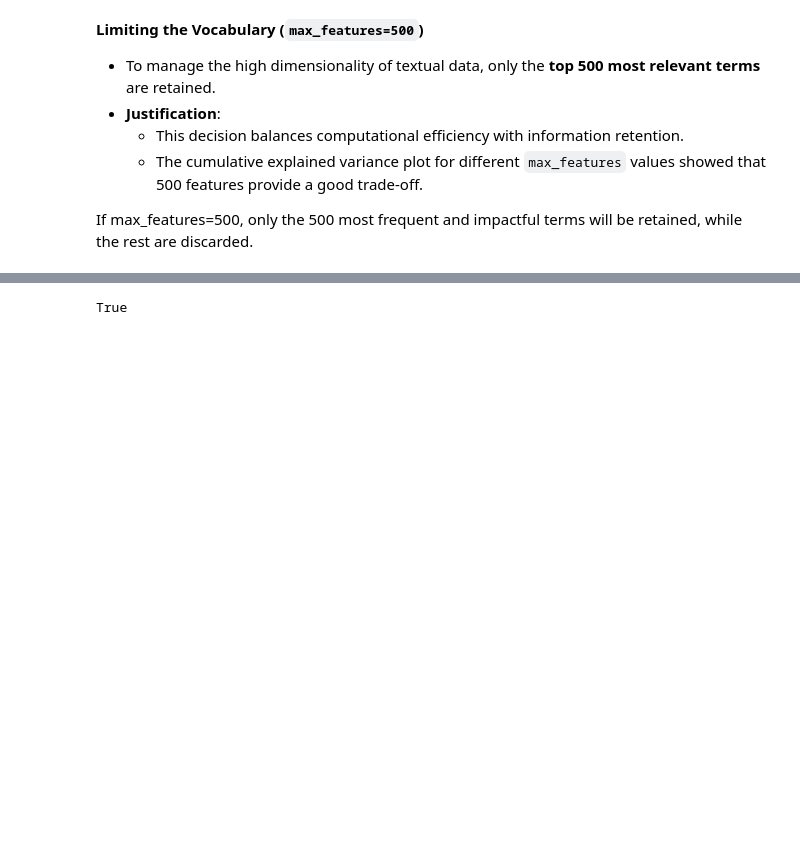
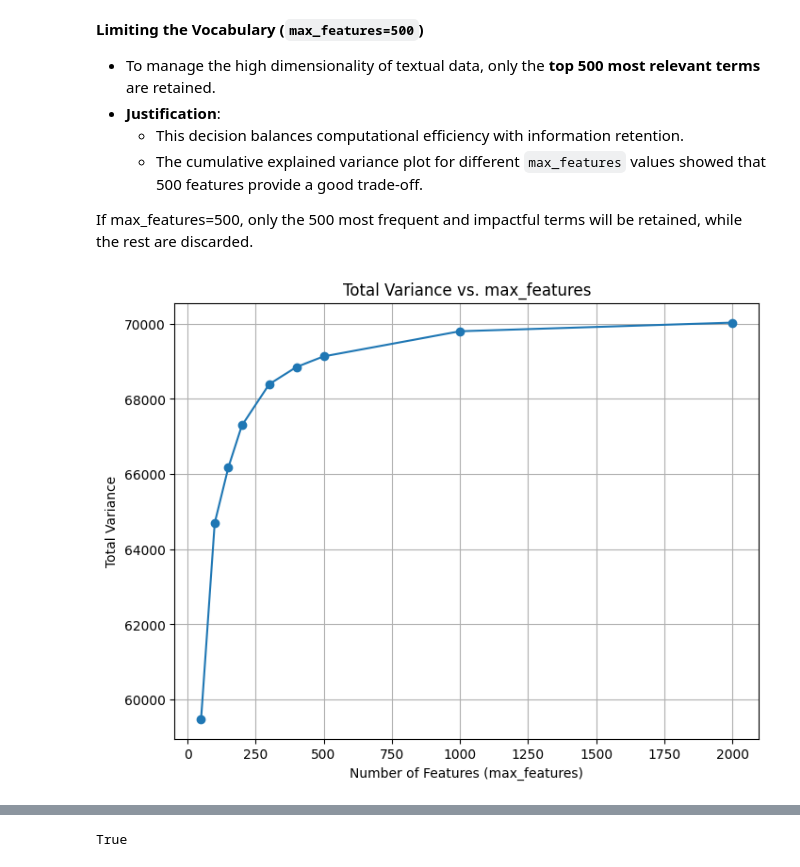
Before and after one commit to msutjipt/Social-Network-Analysis-DA1, a Jupyter notebook: GROUP_F/piet_analysis.ipynb, the cells around one changed output, grey strips where cells are left out. Saved outputs shown, nothing was run; the diff lists cells and outputs as text; code cells hidden in the pictures; blank space fills up the shorter version.

```diff
--- a/GROUP_F/piet_analysis.ipynb
+++ b/GROUP_F/piet_analysis.ipynb
@@ -223,3 +221,26 @@ The irrelevant words are removed.
 
 
 If max_features=500, only the 500 most frequent and impactful terms will be retained, while the rest are discarded.
+# %%
+from sklearn.feature_extraction.text import TfidfVectorizer
+
+feature_sizes = [50, 100, 150, 200, 300, 400, 500, 1000, 2000]
+explained_variances = []
+
+for max_features in feature_sizes:
+    tfidf_vectorizer = TfidfVectorizer(max_features=max_features, stop_words=all_stop_words)
+    text_features = tfidf_vectorizer.fit_transform(dataset_pca['text_preprocessed'])
+
+    # Calculate total variance in the TF-IDF matrix
+    total_variance = text_features.power(2).sum()
+    explained_variances.append(total_variance)
+
+plt.figure(figsize=(8, 6))
+plt.plot(feature_sizes, explained_variances, marker='o')
+plt.title('Total Variance vs. max_features')
+plt.xlabel('Number of Features (max_features)')
+plt.ylabel('Total Variance')
+plt.grid(True)
+plt.show()
+# %% [output]
+[figure, added]
```
Also changed, not shown: parts of 70 cells of this notebook.
